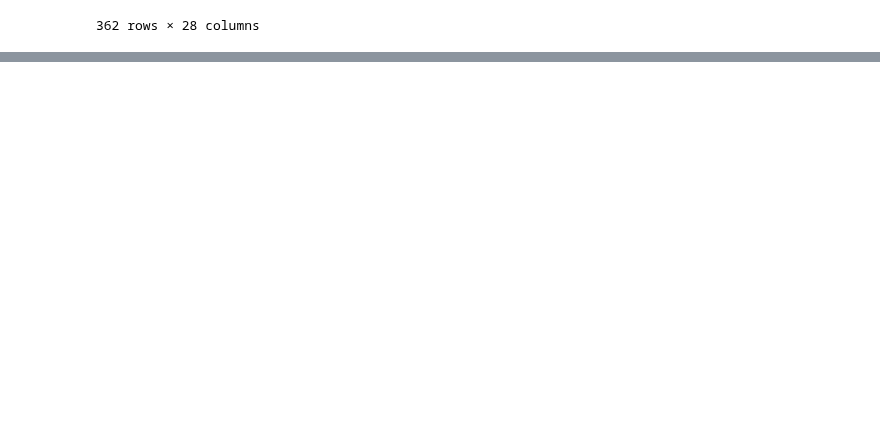
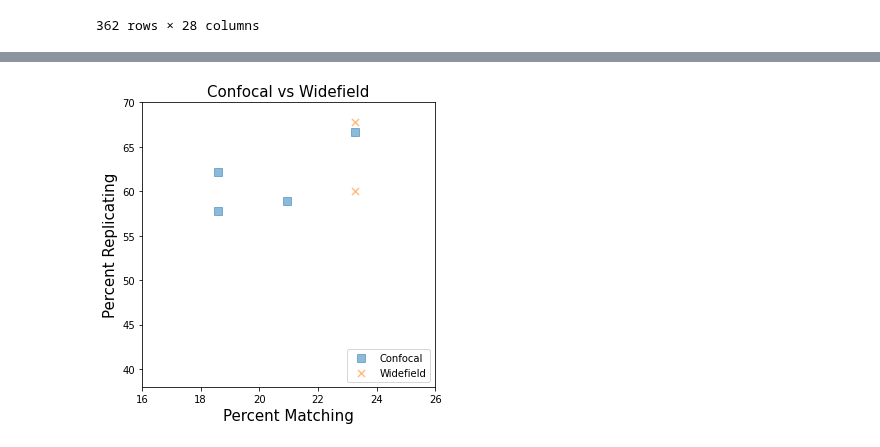
Before and after one commit to jump-cellpainting/jump-scope-analysis, a Jupyter notebook: notebooks/figures/supplementary/FigureS3.ipynb, the cells around one changed output, grey strips where cells are left out. Saved outputs shown, nothing was run; the diff lists cells and outputs as text; code cells hidden in the pictures; blank space fills up the shorter version.

```diff
--- a/notebooks/figures/supplementary/FigureS3.ipynb
+++ b/notebooks/figures/supplementary/FigureS3.ipynb
@@ -60,0 +62,35 @@ loading: ../../../../jump-scope/profiles/Scope1_MolDev_20X_9site/Plate3_PCO_6ch_
+# %%
+group = "Modality"
+
+df_subset = match_rep_df[
+    (match_rep_df["sphering"] == True) &
+    (~match_rep_df["Batch"].str.contains("siteSub")) &
+    (match_rep_df["Vendor"].str.contains("MolDev"))
+    ]
+
+group_df = utilssphering.find_group_avg_df(df_subset, group)
+
+fig, ax = plt.subplots(figsize=(5,5))
+
+utilssphering.group_plot(
+    df=df_subset,
+    x="Percent_Matching",
+    y="Percent_Replicating",
+    group=group,
+    fig=fig,
+    ax_=ax,
+    legend=True,
+    legend_location="lower right",
+    alpha=0.5,
+    use_markers=True,
+    s=50,
+    x_lim=[16,26],
+    y_lim=[38,70],
+    plot_title="Confocal vs Widefield",
+    xlabel="Percent Matching",
+    ylabel="Percent Replicating"
+)
+
+fig.savefig("(S3B)-rep-vs-match-additional_confocal_vs_widefield.png", dpi=300)
+# %% [output]
+[figure, added]
```
Also changed, not shown: parts of 2 cells of this notebook, 7 other files.
